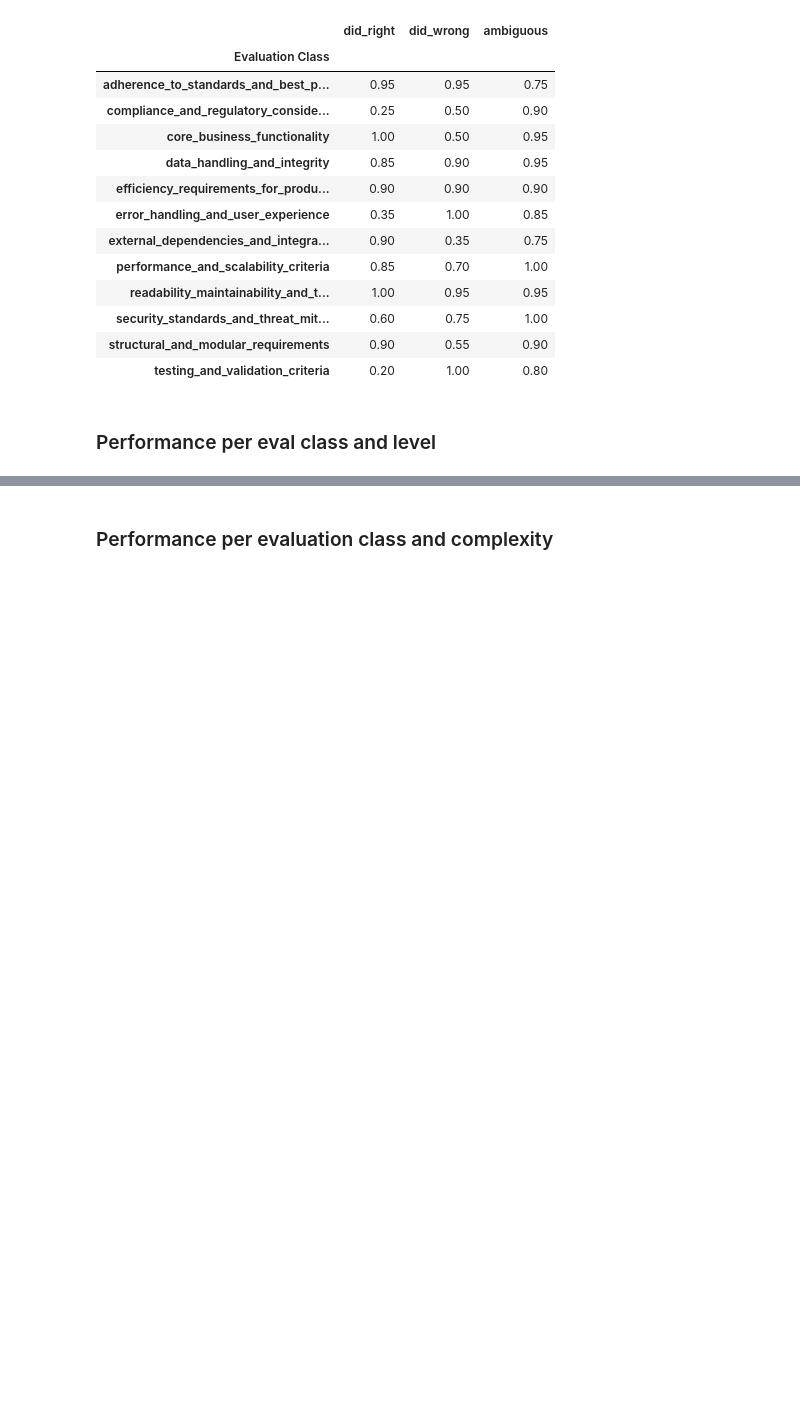
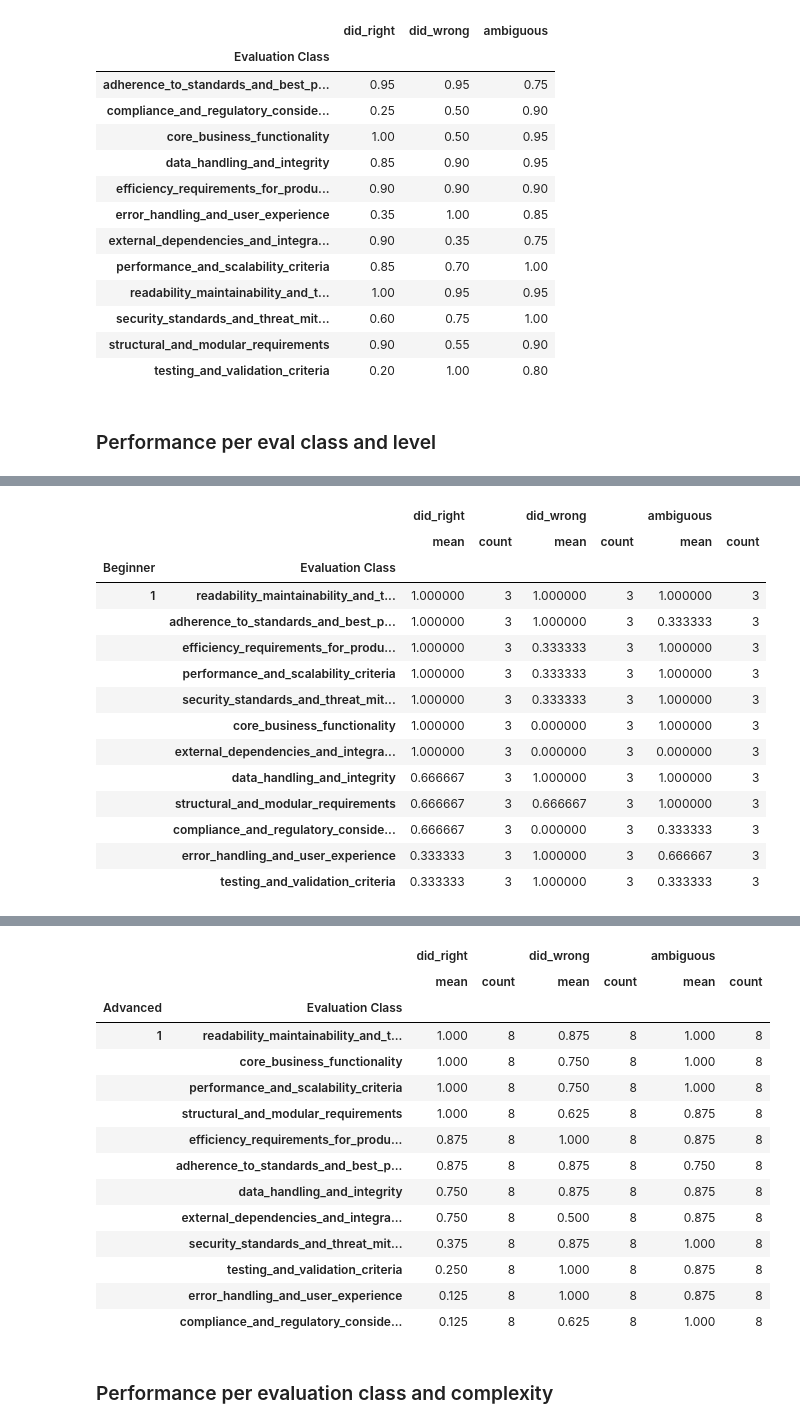
Before and after one commit to push-to-prod-ai/push-to-prod, a Jupyter notebook: syntropy-app/eda-notebook.ipynb, the cells around one changed output, grey strips where cells are left out. Drawn from its saved outputs; the diff is of its cells as text; code cells hidden in the pictures; blank space fills up the shorter version.

```diff
--- a/syntropy-app/eda-notebook.ipynb
+++ b/syntropy-app/eda-notebook.ipynb
@@ -2094,0 +2073,27 @@ subjective_analyses_df[['Evaluation Class'] + levels + performance_metrics].grou
+# %%
+for level in levels:
+    curr_level_df = subjective_analyses_df[subjective_analyses_df[level]==1]
+    display(curr_level_df[
+            ['Evaluation Class'] + [level] + performance_metrics
+            ].groupby(
+                by=[level] + ['Evaluation Class']
+            ).agg(
+                ['mean', 'count'])
+           .sort_values(by=[('did_right', 'mean'), ('did_wrong', 'mean'), ('ambiguous', 'mean')], ascending=False)
+           )
+# %% [output]
+|  |  | did_right |  | did_wrong |  | ambiguous |  |
+|  |  | mean | count | mean | count | mean | count |
+| Beginner | Evaluation Class |  |  |  |  |  |  |
+| 1 | readability_maintainability_and_t... | 1.000000 | 3 | 1.000000 | 3 | 1.000000 | 3 |
+|  | adherence_to_standards_and_best_p... | 1.000000 | 3 | 1.000000 | 3 | 0.333333 | 3 |
+|  | efficiency_requirements_for_produ... | 1.000000 | 3 | 0.333333 | 3 | 1.000000 | 3 |
+|  | performance_and_scalability_criteria | 1.000000 | 3 | 0.333333 | 3 | 1.000000 | 3 |
+|  | security_standards_and_threat_mit... | 1.000000 | 3 | 0.333333 | 3 | 1.000000 | 3 |
+|  | core_business_functionality | 1.000000 | 3 | 0.000000 | 3 | 1.000000 | 3 |
+|  | external_dependencies_and_integra... | 1.000000 | 3 | 0.000000 | 3 | 0.000000 | 3 |
+|  | data_handling_and_integrity | 0.666667 | 3 | 1.000000 | 3 | 1.000000 | 3 |
+|  | structural_and_modular_requirements | 0.666667 | 3 | 0.666667 | 3 | 1.000000 | 3 |
+|  | compliance_and_regulatory_conside... | 0.666667 | 3 | 0.000000 | 3 | 0.333333 | 3 |
+|  | error_handling_and_user_experience | 0.333333 | 3 | 1.000000 | 3 | 0.666667 | 3 |
+|  | testing_and_validation_criteria | 0.333333 | 3 | 1.000000 | 3 | 0.333333 | 3 |
@@ -2095,3 +2115,18 @@ subjective_analyses_df[['Evaluation Class'] + levels + performance_metrics].grou
+|  |  | did_right |  | did_wrong |  | ambiguous |  |
+|  |  | mean | count | mean | count | mean | count |
+| Advanced | Evaluation Class |  |  |  |  |  |  |
+| 1 | readability_maintainability_and_t... | 1.000 | 8 | 0.875 | 8 | 1.000 | 8 |
+|  | core_business_functionality | 1.000 | 8 | 0.750 | 8 | 1.000 | 8 |
+|  | performance_and_scalability_criteria | 1.000 | 8 | 0.750 | 8 | 1.000 | 8 |
+|  | structural_and_modular_requirements | 1.000 | 8 | 0.625 | 8 | 0.875 | 8 |
+|  | efficiency_requirements_for_produ... | 0.875 | 8 | 1.000 | 8 | 0.875 | 8 |
+|  | adherence_to_standards_and_best_p... | 0.875 | 8 | 0.875 | 8 | 0.750 | 8 |
+|  | data_handling_and_integrity | 0.750 | 8 | 0.875 | 8 | 0.875 | 8 |
+|  | external_dependencies_and_integra... | 0.750 | 8 | 0.500 | 8 | 0.875 | 8 |
+|  | security_standards_and_threat_mit... | 0.375 | 8 | 0.875 | 8 | 1.000 | 8 |
+|  | testing_and_validation_criteria | 0.250 | 8 | 1.000 | 8 | 0.875 | 8 |
+|  | error_handling_and_user_experience | 0.125 | 8 | 1.000 | 8 | 0.875 | 8 |
+|  | compliance_and_regulatory_conside... | 0.125 | 8 | 0.625 | 8 | 1.000 | 8 |
 # %% [markdown]
 ### Performance per evaluation class and complexity
 # %%
```
Also changed, not shown: parts of 2 cells of this notebook.
